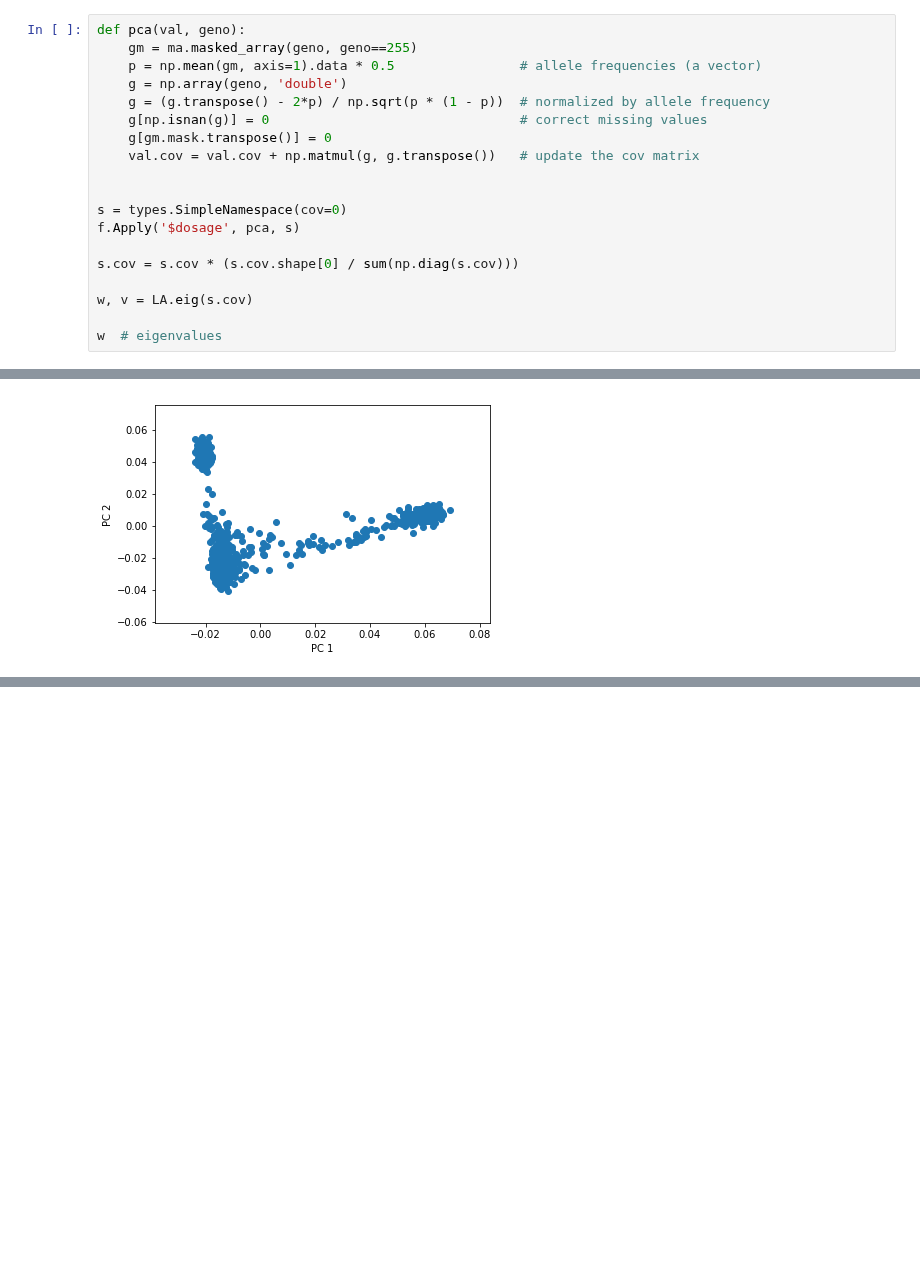
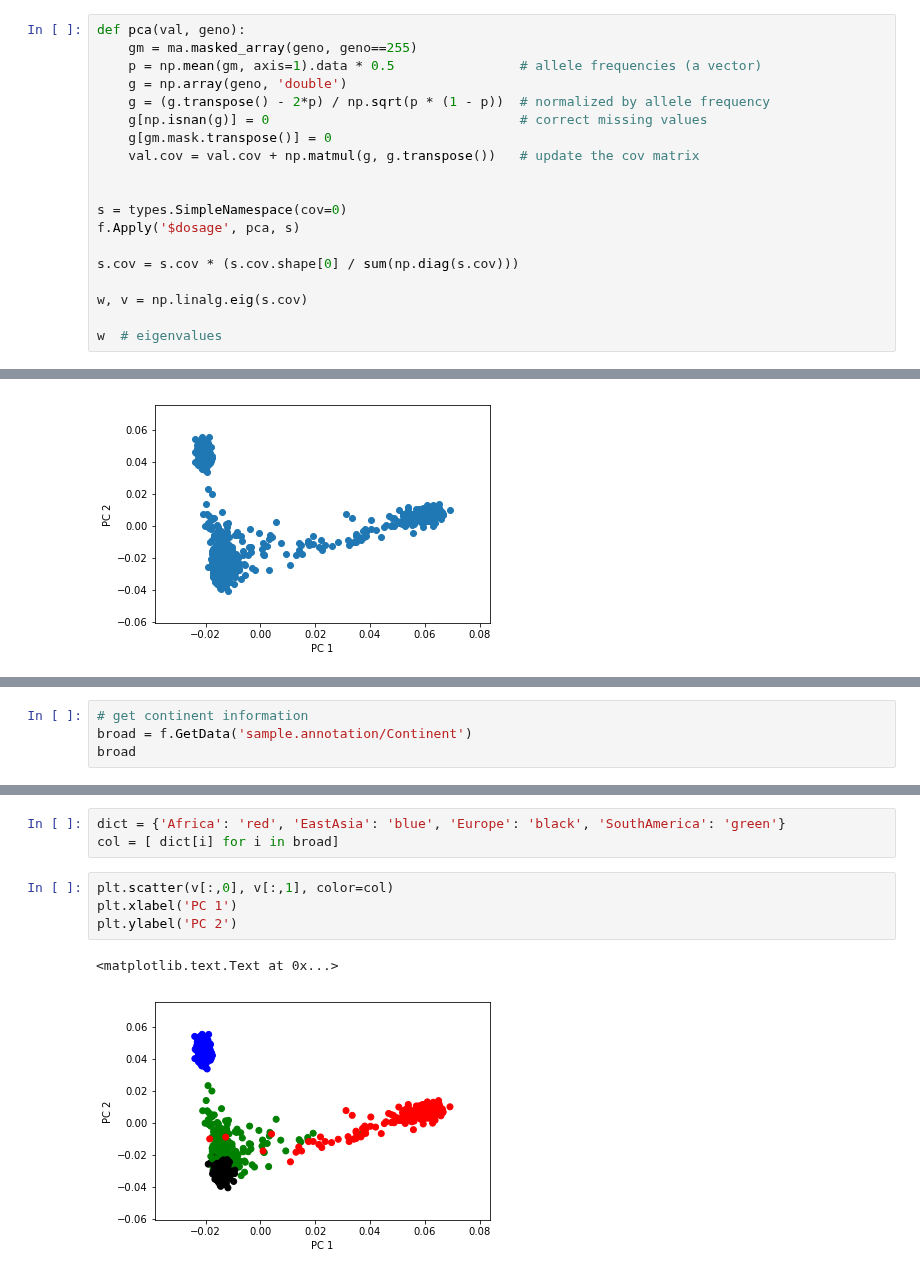
Before and after one commit to CoreArray/PySeqArray, a Jupyter notebook: docs/demo/tutorial.ipynb, the cells around one changed output, grey strips where cells are left out. Drawn from its saved outputs; the diff is of its cells as text; blank space fills up the shorter version.

```diff
--- a/docs/demo/tutorial.ipynb
+++ b/docs/demo/tutorial.ipynb
@@ -137,7 +136,7 @@ f.Apply('$dosage', pca, s)
 
 s.cov = s.cov * (s.cov.shape[0] / sum(np.diag(s.cov)))
 
-w, v = LA.eig(s.cov)
+w, v = np.linalg.eig(s.cov)
 
 w  # eigenvalues
 # %% [output]
@@ -157,0 +163,4 @@ plt.ylabel('PC 2')
+# %%
+# get continent information
+broad = f.GetData('sample.annotation/Continent')
+broad
@@ -157,0 +178,10 @@ plt.ylabel('PC 2')
+# %%
+dict = {'Africa': 'red', 'EastAsia': 'blue', 'Europe': 'black', 'SouthAmerica': 'green'}
+col = [ dict[i] for i in broad]
+# %%
+plt.scatter(v[:,0], v[:,1], color=col)
+plt.xlabel('PC 1')
+plt.ylabel('PC 2')
+# %% [output]
+<matplotlib.text.Text at 0x...>
+[figure, added]
```
Also changed, not shown: parts of 5 cells of this notebook, 1 other file.
